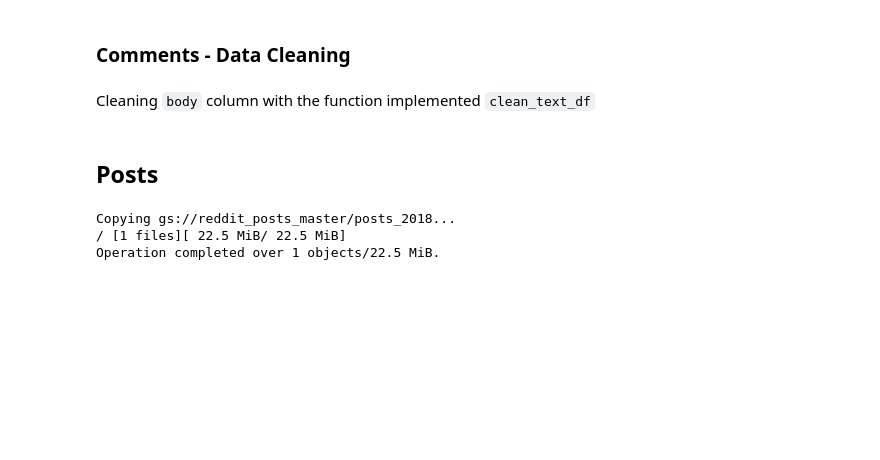
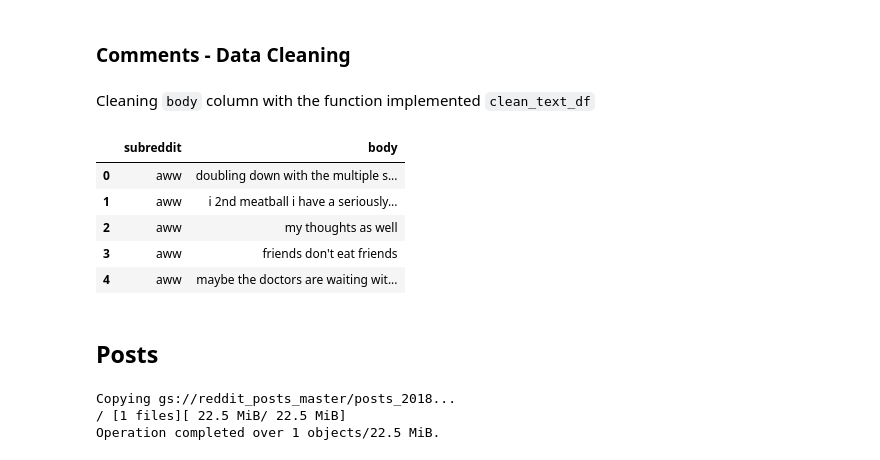
Before and after one commit to galligiuly/TFM-Which-subreddit-best-fits-my-post, a Jupyter notebook: 03_cleaning/04_data_cleaning_BigQuery_Colab.ipynb, the cells around one changed output. Drawn from its saved outputs; the diff is of its cells as text; code cells hidden in the pictures; blank space fills up the shorter version.

```diff
--- a/03_cleaning/04_data_cleaning_BigQuery_Colab.ipynb
+++ b/03_cleaning/04_data_cleaning_BigQuery_Colab.ipynb
@@ -165,6 +171,15 @@ df_comments.body.map(lambda x: len(x)).min()
 Cleaning `body` column with the function implemented `clean_text_df`
 # %%
 clean_text_df(df_comments,'body')
+# %%
+df_comments.head()
+# %% [output]
+|  | subreddit | body |
+| 0 | aww | doubling down with the multiple s... |
+| 1 | aww | i 2nd meatball i have a seriously... |
+| 2 | aww | my thoughts as well |
+| 3 | aww | friends don't eat friends |
+| 4 | aww | maybe the doctors are waiting wit... |
 # %% [markdown]
 ## Posts
 # %%
```
Also changed, not shown: parts of 35 cells of this notebook.
